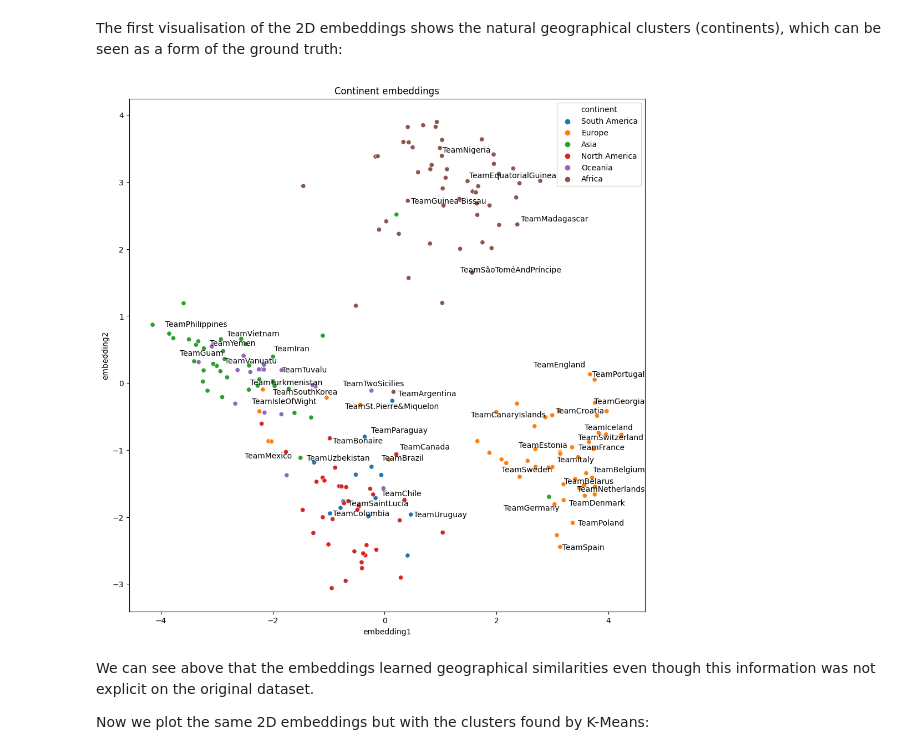
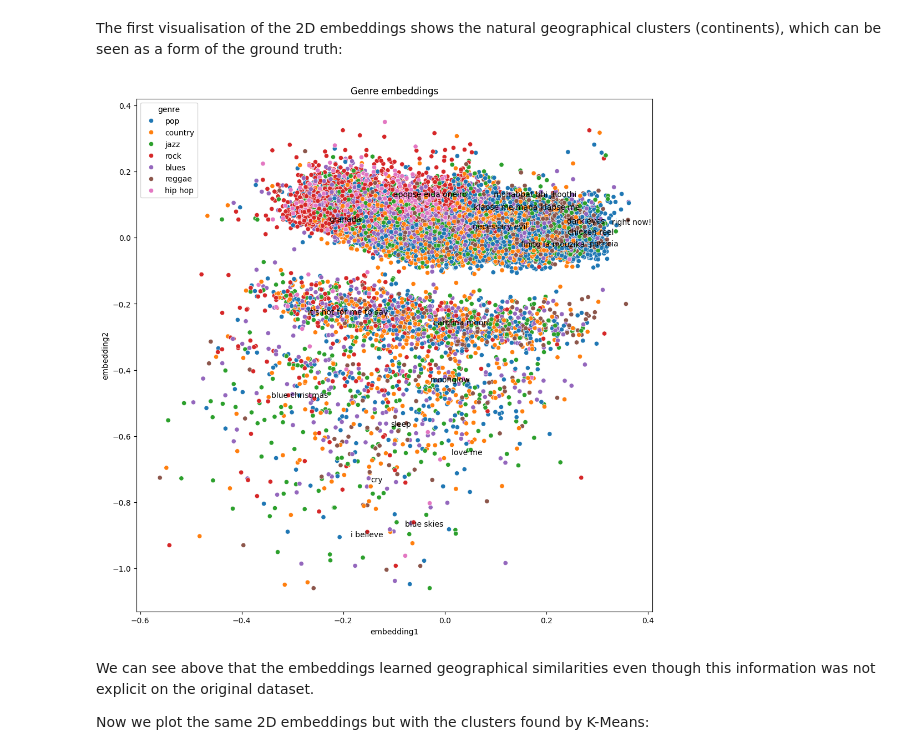
Before and after one commit to amphyxs/know-graphs-cw, a Jupyter notebook: embeddings.ipynb, the cells around one changed output. Cells and saved outputs as stored; diff of their text form; code cells hidden in the pictures.

Commit message:
feat(embeddings): finish clusterization & model leraning, classification is WIP

```diff
--- a/embeddings.ipynb
+++ b/embeddings.ipynb
@@ -339,7 +417,7 @@ team_embeddings = dict(zip(teams, model.get_embeddings(teams)))
 # %% [markdown]
 We use PCA to project the embeddings from the 200 space into 2D space:
 # %%
-embeddings_2d = PCA(n_components=2).fit_transform(np.array([i for i in team_embeddings.values()]))
+embeddings_2d = PCA(n_components=2).fit_transform(np.array([i for i in track_embeddings.values()]))
 # %% [markdown]
 We will cluster the teams embeddings on its original 200-dimensional space using the `find_clusters` in our discovery API:
 # %%
@@ -347,4 +425,4 @@ from ampligraph.discovery import find_clusters
 from sklearn.cluster import KMeans
 
 clustering_algorithm = KMeans(n_clusters=6, n_init=50, max_iter=500, random_state=0)
-clusters = find_clusters(teams, model, clustering_algorithm, mode='e')
+clusters = find_clusters(tracks, model, clustering_algorithm, mode='e')
@@ -359,36 +429,40 @@ def cn_to_ctn(country):
 # %% [markdown]
 This dataframe contains for each team their projected embeddings to 2D space via PCA, their continent and the KMeans cluster. This will be used alongisde Seaborn to make the visualizations.
 # %%
-plot_df = pd.DataFrame({"teams": teams,
+plot_df = pd.DataFrame({"tracks": tracks,
                         "embedding1": embeddings_2d[:, 0],
                         "embedding2": embeddings_2d[:, 1],
-                        "continent": pd.Series(teams).apply(cn_to_ctn),
+                        "genre": pd.Series(tracks).apply(map_track_to_genre),
                         "cluster": "cluster" + pd.Series(clusters).astype(str)})
 # %% [markdown]
 We plot the results on a 2D scatter plot, coloring the teams by the continent or cluster and also displaying some individual team names.
 
 We always display the names of the top 20 teams (according to [FIFA rankings](https://en.wikipedia.org/wiki/FIFA_World_Rankings)) and a random subset of the rest.
 # %%
-top20teams = ["TeamBelgium", "TeamFrance", "TeamBrazil", "TeamEngland", "TeamPortugal", "TeamCroatia", "TeamSpain",
-              "TeamUruguay", "TeamSwitzerland", "TeamDenmark", "TeamArgentina", "TeamGermany", "TeamColombia",
-              "TeamItaly", "TeamNetherlands", "TeamChile", "TeamSweden", "TeamMexico", "TeamPoland", "TeamIran"]
+top20tracks = ["i believe", "mohabbat bhi jhoothi", "cry", "patricia", "apopse eida oneiro", "it's not for me to say", "klapse me mana klapse me",
+              "finito la mouzika", "carolina moon", "necessary evil", "chicken reel", "blue skies", "dark eyes",
+              "sleep", "love me", "blue christmas", "right now!", "granada", "moonglow", "rock house"]
 
 def plot_clusters(hue):
     np.random.seed(0)
     plt.figure(figsize=(12, 12))
     plt.title("{} embeddings".format(hue).capitalize())
-    ax = sns.scatterplot(data=plot_df[plot_df.continent!="unk"], x="embedding1", y="embedding2", hue=hue)
+    ax = sns.scatterplot(data=plot_df, x="embedding1", y="embedding2", hue=hue)
     texts = []
+    limit = 0
     for i, point in plot_df.iterrows():
-        if point["teams"] in top20teams or np.random.random() < 0.1:
-            texts.append(plt.text(point['embedding1']+0.02, point['embedding2']+0.01, str(point["teams"])))
+        limit += 1
+        if limit > 1000:
+            break
+        if point["tracks"] in top20tracks and np.random.random():
+            texts.append(plt.text(point['embedding1']+0.02, point['embedding2']+0.01, str(point["tracks"])))
     adjust_text(texts)
 # %% [markdown]
 The first visualisation of the 2D embeddings shows the natural geographical clusters (continents), which can be seen as a form of the ground truth:
 # %%
-plot_clusters("continent")
+plot_clusters("genre")
 # %% [output]
-[figure, old version]
+[figure, new version]
 # %% [markdown]
 We can see above that the embeddings learned geographical similarities even though this information was not explicit on the original dataset.
 
```
Also changed, not shown: parts of 25 cells of this notebook.
